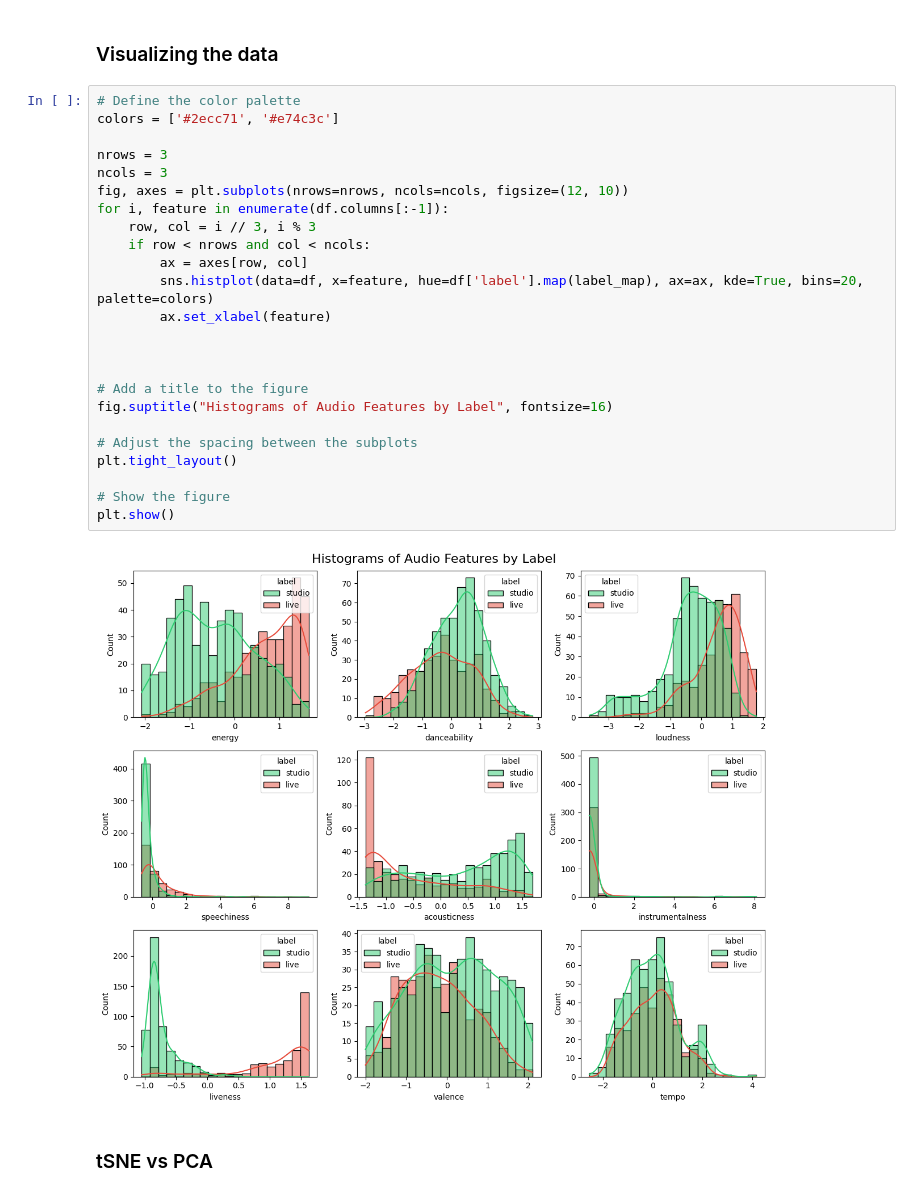
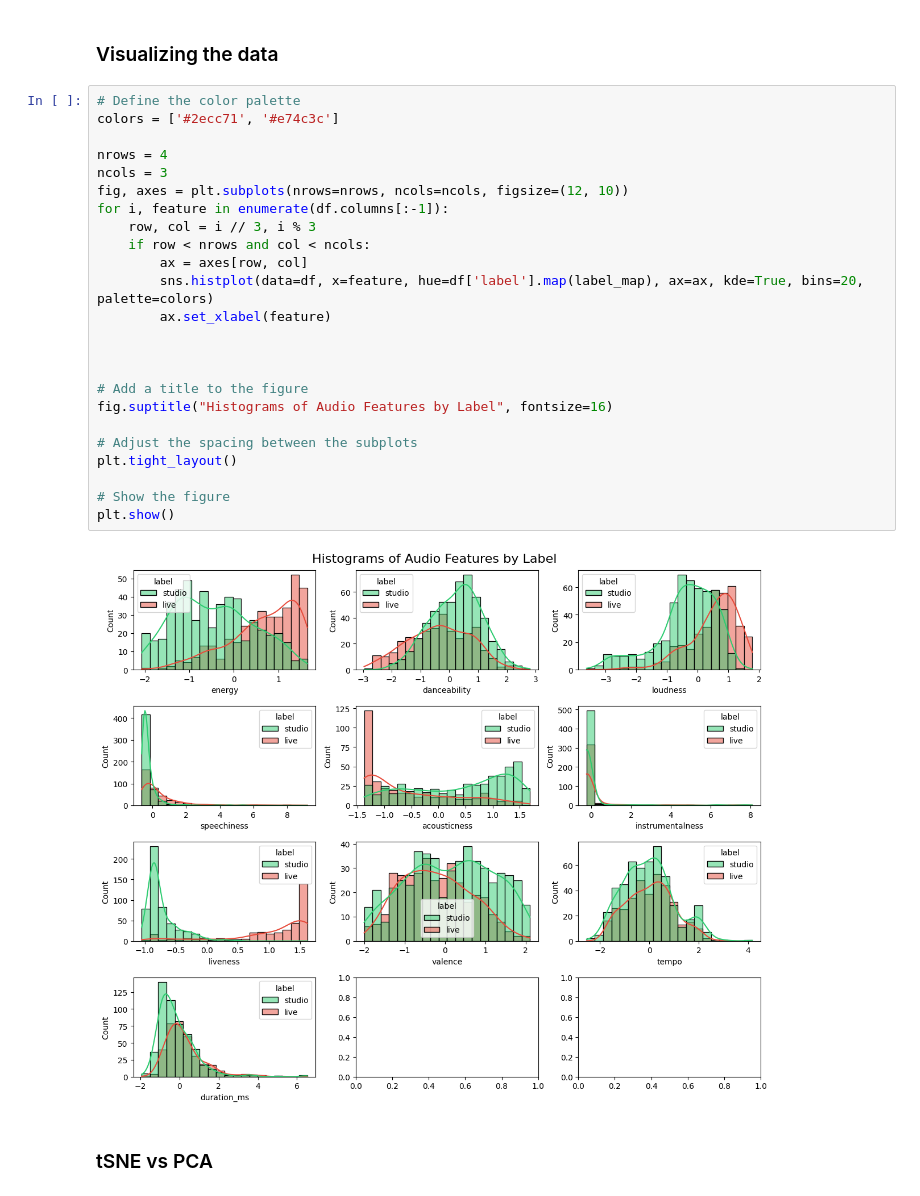
Before and after one commit to AlexandrosMaragkakis/live_music_perfornamces_classification, a Jupyter notebook: Live_vs_Studio_Music_Classification.ipynb, the cells around one changed output. Cells and saved outputs as stored; diff of their text form.

```diff
--- a/Live_vs_Studio_Music_Classification.ipynb
+++ b/Live_vs_Studio_Music_Classification.ipynb
@@ -111,29 +124,29 @@ label_map
 # %%
 # Define the color palette
 colors = ['#2ecc71', '#e74c3c']
 
-nrows = 3
+nrows = 4
 ncols = 3
 fig, axes = plt.subplots(nrows=nrows, ncols=ncols, figsize=(12, 10))
 for i, feature in enumerate(df.columns[:-1]):
     row, col = i // 3, i % 3
     if row < nrows and col < ncols:
         ax = axes[row, col]
         sns.histplot(data=df, x=feature, hue=df['label'].map(label_map), ax=ax, kde=True, bins=20, palette=colors)
         ax.set_xlabel(feature)
 
 
 
 # Add a title to the figure
 fig.suptitle("Histograms of Audio Features by Label", fontsize=16)
 
 # Adjust the spacing between the subplots
 plt.tight_layout()
 
 # Show the figure
 plt.show()
 # %% [output]
-[figure, old version]
+[figure, new version]
 # %% [markdown]
 ### tSNE vs PCA
 # %%
```
Also changed, not shown: parts of 3 cells of this notebook.
